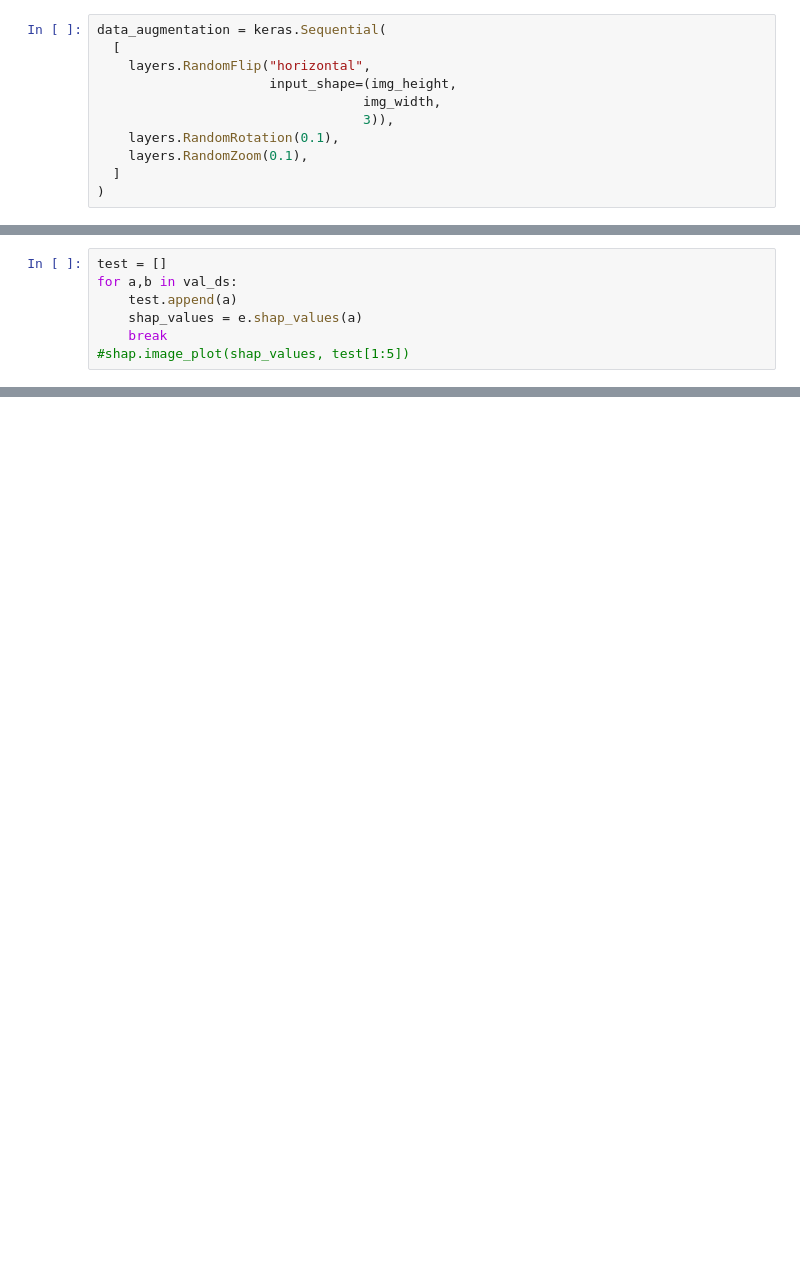
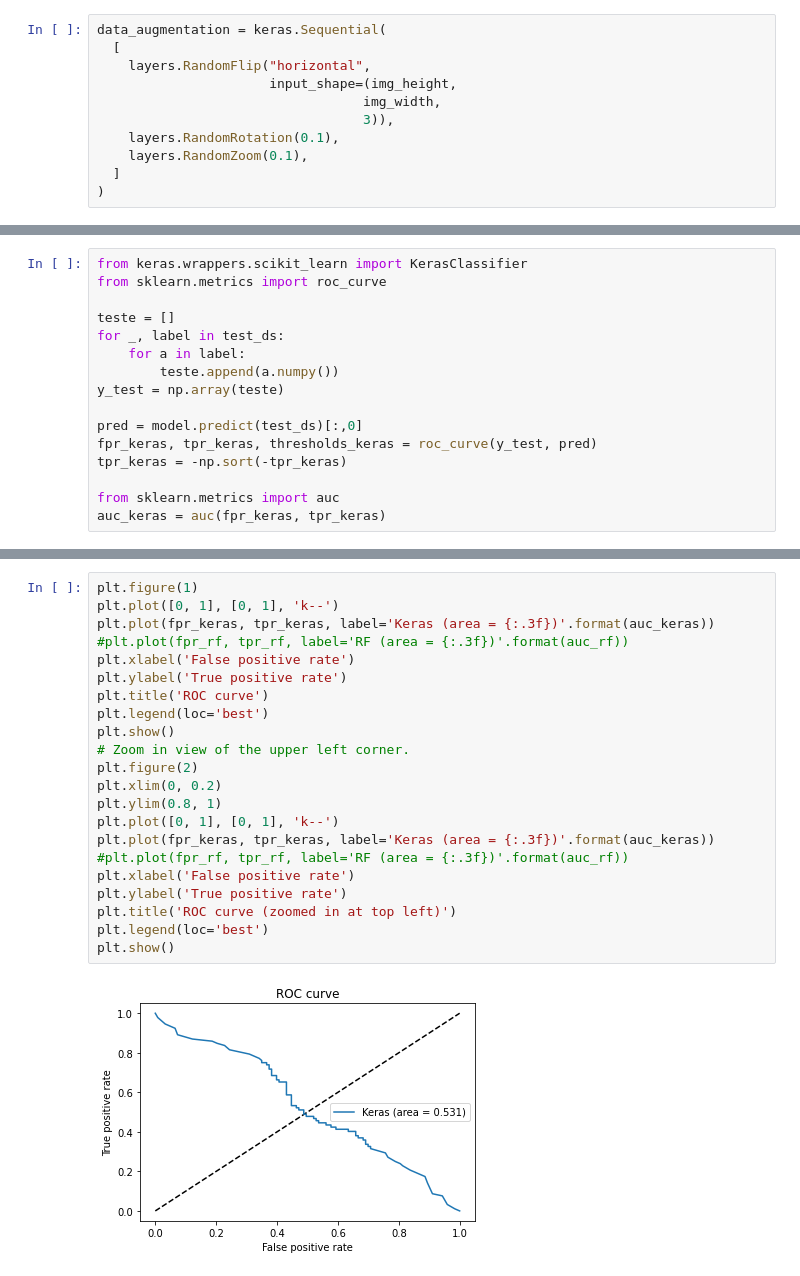
Before and after one commit to rafero1/ama2022-pistachio, a Jupyter notebook: CNN.ipynb, the cells around one changed output, grey strips where cells are left out. Saved outputs shown, nothing was run; the diff lists cells and outputs as text; blank space fills up the shorter version.

Commit message:
Versao com metricas

```diff
--- a/CNN.ipynb
+++ b/CNN.ipynb
@@ -277,7 +363,0 @@ e = shap.DeepExplainer(model, a)
-# %%
-test = []
-for a,b in val_ds:
-    test.append(a)
-    shap_values = e.shap_values(a)
-    break
-#shap.image_plot(shap_values, test[1:5])
@@ -289,0 +364,16 @@ AttributeError: in user code:
+# %%
+from keras.wrappers.scikit_learn import KerasClassifier
+from sklearn.metrics import roc_curve
+
+teste = []
+for _, label in test_ds:
+    for a in label:
+        teste.append(a.numpy())
+y_test = np.array(teste)
+
+pred = model.predict(test_ds)[:,0]
+fpr_keras, tpr_keras, thresholds_keras = roc_curve(y_test, pred)
+tpr_keras = -np.sort(-tpr_keras)
+
+from sklearn.metrics import auc
+auc_keras = auc(fpr_keras, tpr_keras)
@@ -289,0 +382,24 @@ AttributeError: in user code:
+# %%
+plt.figure(1)
+plt.plot([0, 1], [0, 1], 'k--')
+plt.plot(fpr_keras, tpr_keras, label='Keras (area = {:.3f})'.format(auc_keras))
+#plt.plot(fpr_rf, tpr_rf, label='RF (area = {:.3f})'.format(auc_rf))
+plt.xlabel('False positive rate')
+plt.ylabel('True positive rate')
+plt.title('ROC curve')
+plt.legend(loc='best')
+plt.show()
+# Zoom in view of the upper left corner.
+plt.figure(2)
+plt.xlim(0, 0.2)
+plt.ylim(0.8, 1)
+plt.plot([0, 1], [0, 1], 'k--')
+plt.plot(fpr_keras, tpr_keras, label='Keras (area = {:.3f})'.format(auc_keras))
+#plt.plot(fpr_rf, tpr_rf, label='RF (area = {:.3f})'.format(auc_rf))
+plt.xlabel('False positive rate')
+plt.ylabel('True positive rate')
+plt.title('ROC curve (zoomed in at top left)')
+plt.legend(loc='best')
+plt.show()
+# %% [output]
+[figure, added]
```
Also changed, not shown: parts of 33 cells of this notebook, 11 other files.
